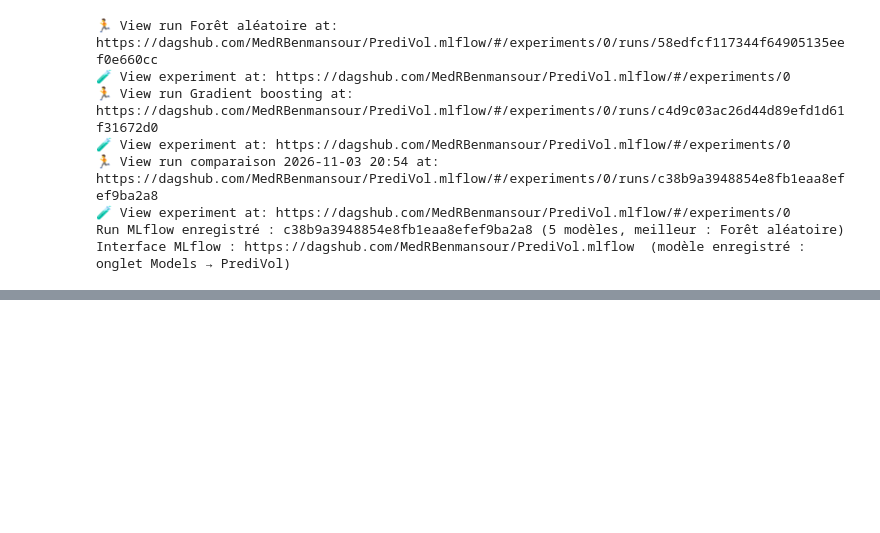
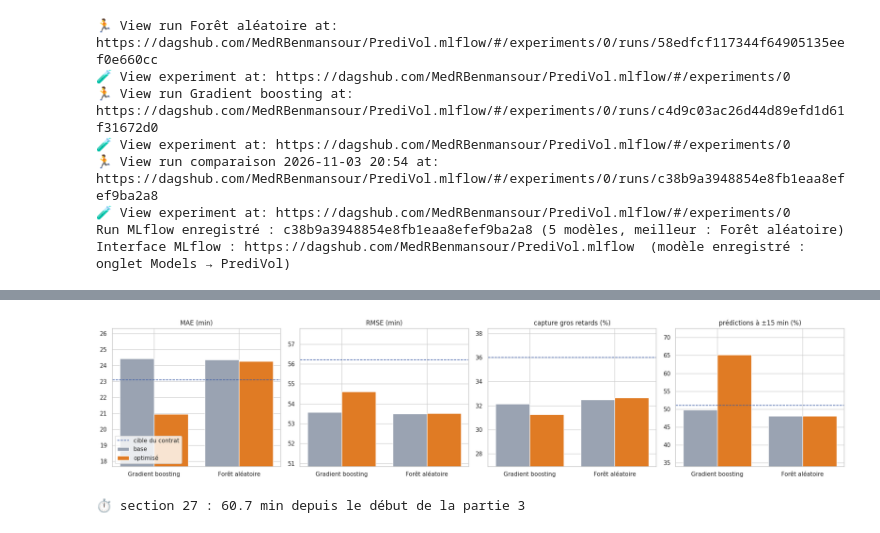
Before and after one commit to MedRBenmansour/PrediVol, a Jupyter notebook: PrediVol.ipynb, the cells around one changed output, grey strips where cells are left out. Saved outputs shown, nothing was run; the diff lists cells and outputs as text; code cells hidden in the pictures; blank space fills up the shorter version.

Commit message:
Alignement avec le notebook du binôme : partie 3 (optimisation) et suivi MLflow sur DagsHub

```diff
--- a/PrediVol.ipynb
+++ b/PrediVol.ipynb
@@ -1405,6 +1414,8 @@ with mlflow.start_run(run_name=f"comparaison {horodatage}") as run_parent:
     mlflow.log_metric("mae_naif_route", MAE_NAIF)
     mlflow.log_artifacts("figures_jalon2", artifact_path="figures")
     mlflow.log_artifact("journal_experiences.csv")
+    if os.path.exists("comparaison_metriques.csv"):
+        mlflow.log_artifact("comparaison_metriques.csv")
 
 print(f"Run MLflow enregistré : {run_parent.info.run_id} ({len(res)} modèles, meilleur : {MEILLEUR})")
 print(f"Interface MLflow : {mlflow.get_tracking_uri()}  (modèle enregistré : onglet Models → PrediVol)")
@@ -1431,0 +1619,16 @@ Interface MLflow : https://dagshub.com/MedRBenmansour/PrediVol.mlflow  (modèle
+# %%
+# Ré-entraînement du meilleur réglage sur TOUT l'entraînement, puis mesure sur la validation
+gb_opt = Pipeline([("prep", prep_arbres_v2(False)),
+                   ("mod", HistGradientBoostingRegressor(categorical_features=IDX_CAT, max_iter=800, early_stopping=True,
+                                                         random_state=GRAINE))])
+gb_opt.set_params(**recherche_gb.best_params_)
+t0 = time.perf_counter(); gb_opt.fit(X_tr2, y_tr); t_fit = time.perf_counter() - t0
+t0 = time.perf_counter(); p = gb_opt.predict(X_va2); t_pred = (time.perf_counter() - t0) / len(X_va2) * 1e6
+resultats_opt.append(mesurer("Gradient boosting – optimisé", y_va, p, t_fit, t_pred)); predictions["Gradient boosting – optimisé"] = p
+print(f"Gradient boosting optimisé : MAE = {resultats_opt[-1]['MAE (min)']:.2f} min sur la validation "
+      f"({gb_opt.named_steps['mod'].n_iter_} arbres, {t_fit:.0f} s)")
+
+# Effet de la perte absolue seule : meilleur essai de chaque type de perte
+print("\nMeilleure MAE en validation croisée selon la perte :")
+display(essais_gb.groupby("loss")["MAE CV (min)"].min().round(3).to_frame())
+chrono("section 25")
@@ -1431,0 +1697,29 @@ Interface MLflow : https://dagshub.com/MedRBenmansour/PrediVol.mlflow  (modèle
+# %%
+comp = pd.DataFrame(resultats_opt)
+ordre_lignes = ["Naïf – moyenne de la route", "Gradient boosting – base", "Gradient boosting – base + nouvelles variables",
+                "Gradient boosting – optimisé", "Forêt aléatoire – base", "Forêt aléatoire – optimisée"]
+comp = comp.set_index("modèle").loc[ordre_lignes].reset_index()
+comp["gain MAE vs naïf route"] = ((1 - comp["MAE (min)"] / MAE_NAIF) * 100).round(1).astype(str) + " %"
+colonnes = ["modèle", "MAE (min)", "RMSE (min)", "R²", "capture gros retards (%)", "prédictions à ±15 min (%)",
+            "entraînement (s)", "prédiction / 1 000 vols (ms)", "gain MAE vs naïf route"]
+display(comp[colonnes].round(2))
+comp[colonnes].to_csv("comparaison_base_optimise.csv", index=False, encoding="utf-8-sig")
+
+# Graphique : base vs optimisé pour les 4 métriques du contrat
+fig, ax = plt.subplots(1, 4, figsize=(20, 4.5))
+paires = [("Gradient boosting", "Gradient boosting – base", "Gradient boosting – optimisé"),
+          ("Forêt aléatoire", "Forêt aléatoire – base", "Forêt aléatoire – optimisée")]
+c = comp.set_index("modèle")
+for a, met in zip(ax, CIBLES):
+    x = np.arange(len(paires))
+    a.bar(x - .2, [c.loc[b, met] for _, b, _ in paires], .4, color=GRIS, label="base")
+    a.bar(x + .2, [c.loc[o, met] for _, _, o in paires], .4, color=ORANGE, label="optimisé")
+    a.axhline(CIBLES[met], color=BLEU, ls="--", lw=1.2, label="cible du contrat")
+    a.set_xticks(x, [n for n, _, _ in paires]); a.set_title(met)
+    bas = min(c.loc[[b for _, b, _ in paires] + [o for _, _, o in paires], met].min(), CIBLES[met])
+    haut = max(c.loc[[b for _, b, _ in paires] + [o for _, _, o in paires], met].max(), CIBLES[met])
+    a.set_ylim(bas - (haut - bas) * 0.8 - 0.5, haut + (haut - bas) * 0.4 + 0.5)
+ax[0].legend(loc="lower left")
+sauver("05_base_vs_optimise")
+chrono("section 27")
+# %% [output]
@@ -1431,0 +1733,2 @@ Interface MLflow : https://dagshub.com/MedRBenmansour/PrediVol.mlflow  (modèle
+[figure, added]
+⏱ section 27 : 60.7 min depuis le début de la partie 3
```
Also changed, not shown: parts of 44 cells of this notebook, 1 other file.
